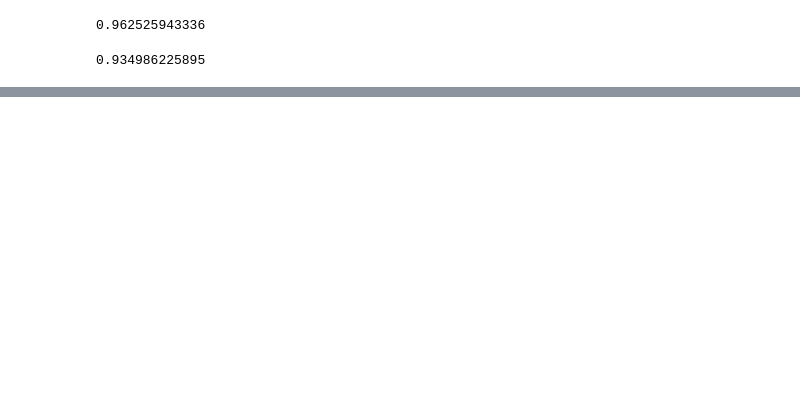
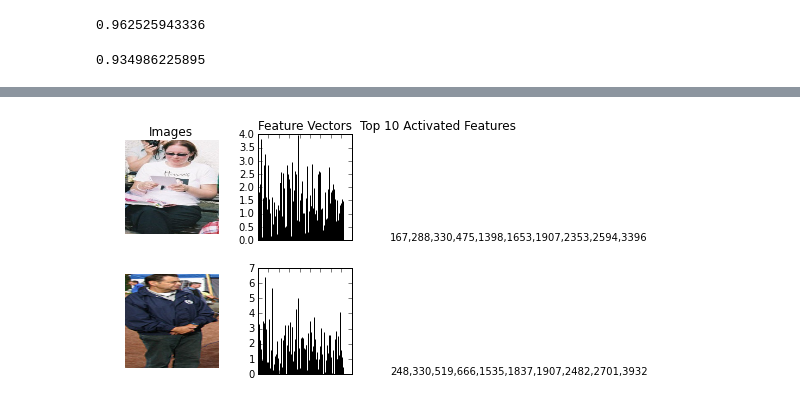
Before and after one commit to bellettif/smartCams, a Jupyter notebook: smartCams/rcnn_features_ml/rcnn_features_ml.ipynb, the cells around one changed output, grey strips where cells are left out. Drawn from its saved outputs; the diff is of its cells as text; code cells hidden in the pictures; blank space fills up the shorter version.

```diff
--- a/smartCams/rcnn_features_ml/rcnn_features_ml.ipynb
+++ b/smartCams/rcnn_features_ml/rcnn_features_ml.ipynb
@@ -159,3 +213,14 @@ print forest_classifier.score(test_data, test_labels)
 pickle.dump(forest_classifier, open('forest_fc7_with_bg_model', 'wb'))
 # %% [output]
 0.934986225895
+# %%
+# Print out some feature vector pics
+right_test_idx = np.arange(test_labels.shape[0])[predicted_labels == test_labels]
+right_data_files_idx = test_idx[right_test_idx]
+right_data_files = data_files[right_data_files_idx]
+
+right_predicted = predicted_labels[predicted_labels == test_labels]
+
+# Labels 0-5 = background, person, bike, bus, car, motorbike
+right_dataframe = pandas.DataFrame({"Image Index": right_data_files, "Label": right_predicted})
+print right_dataframe
@@ -161,0 +245,51 @@ pickle.dump(forest_classifier, open('forest_fc7_with_bg_model', 'wb'))
+# %%
+from PIL import Image
+
+image_files_path = '../image_dump/cropped/'
+def image_file_for_data_file(data_file):
+    return image_files_path + data_file.split('.')[0] + '.jpg'
+
+right_person = right_dataframe[right_dataframe["Label"] == 1]
+person1 = right_person.iloc[4]["Image Index"]
+person1_data = data[list(data_files).index(person1)]
+person2 = right_person.iloc[20]["Image Index"]
+person2_data = data[list(data_files).index(person2)]
+
+def most_activated_features(data):
+    return ','.join(map(str,sorted(list(np.argsort(data)[-10:]))))
+
+def show_comparison_plot(object1, data1, object2, data2):
+    fig = plt.figure()
+    ax = fig.add_subplot(231)
+    ax.axis('off')
+    plt.title("Images")
+    plt.imshow(Image.open(image_file_for_data_file(object1)))
+
+    ax = fig.add_subplot(232)
+    ax.set_xticklabels([])
+    plt.bar(np.arange(importances.shape[0]), data1, width)
+    plt.title("Feature Vectors")
+
+    ax = fig.add_subplot(233)
+    ax.axis('off')
+    plt.title("Top 10 Activated Features")
+    plt.text(0,0,most_activated_features(data1))
+
+    ax = fig.add_subplot(234)
+    ax.axis('off')
+    plt.imshow(Image.open(image_file_for_data_file(object2)))
+
+    ax = fig.add_subplot(235)
+    ax.set_xticklabels([])
+    plt.bar(np.arange(importances.shape[0]), data2, width)
+
+    ax = fig.add_subplot(236)
+    ax.axis('off')
+    plt.text(0,0,most_activated_features(data2))
+
+    plt.tight_layout()
+    plt.show()
+
+show_comparison_plot(person1, person1_data, person2, person2_data)
+# %% [output]
+[figure, added]
```
Also changed, not shown: parts of 13 cells of this notebook, 7 other files.
